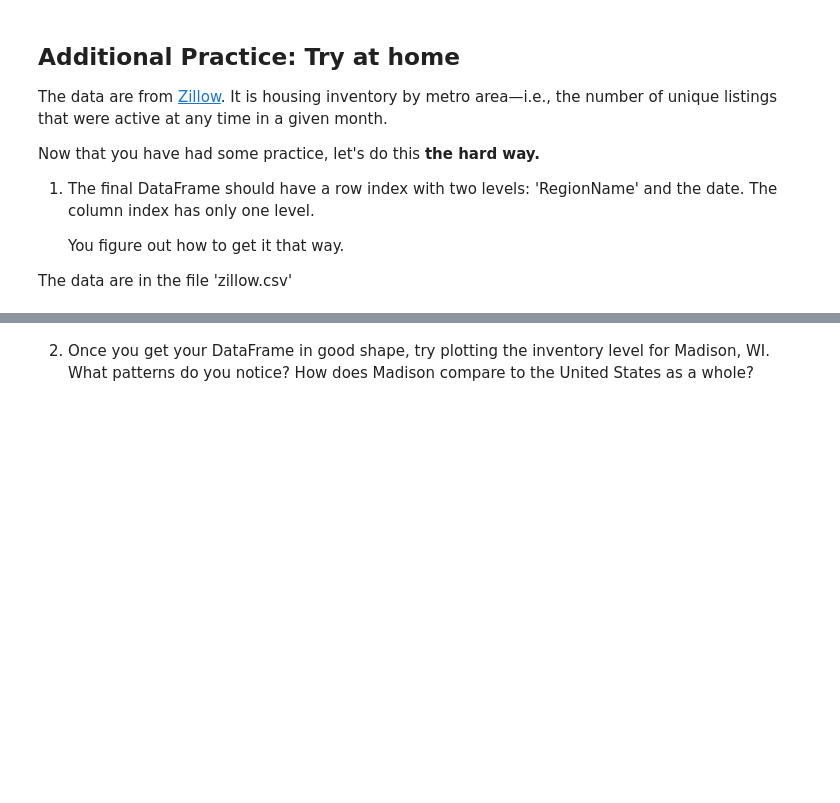
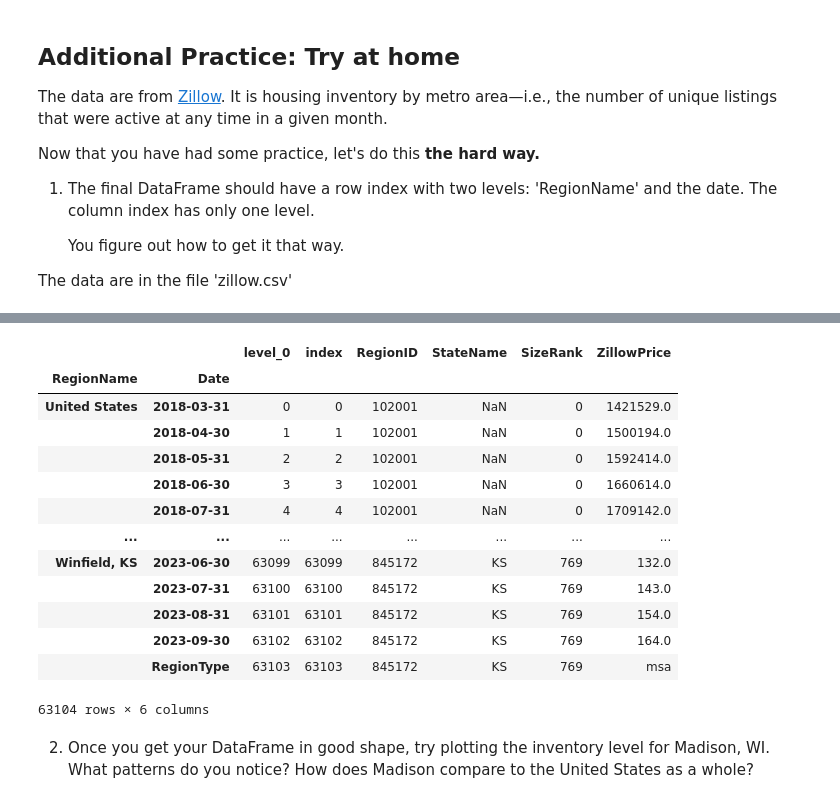
Before and after one commit to messymoose/ECON570, a Jupyter notebook: Lectures/9_22_reshape.ipynb, the cells around one changed output, grey strips where cells are left out. Drawn from its saved outputs; the diff is of its cells as text; code cells hidden in the pictures; blank space fills up the shorter version.

```diff
--- a/Lectures/9_22_reshape.ipynb
+++ b/Lectures/9_22_reshape.ipynb
@@ -482,2 +520,20 @@ The data are in the file 'zillow.csv'
+# %%
+zillow_uniq.set_index(['RegionName', 'Date'], inplace=True)
+zillow_uniq
+# %% [output]
+|  |  | level_0 | index | RegionID | StateName | SizeRank | ZillowPrice |
+| RegionName | Date |  |  |  |  |  |  |
+| United States | 2018-03-31 | 0 | 0 | 102001 | NaN | 0 | 1421529.0 |
+|  | 2018-04-30 | 1 | 1 | 102001 | NaN | 0 | 1500194.0 |
+|  | 2018-05-31 | 2 | 2 | 102001 | NaN | 0 | 1592414.0 |
+|  | 2018-06-30 | 3 | 3 | 102001 | NaN | 0 | 1660614.0 |
+|  | 2018-07-31 | 4 | 4 | 102001 | NaN | 0 | 1709142.0 |
+| ... | ... | ... | ... | ... | ... | ... | ... |
+| Winfield, KS | 2023-06-30 | 63099 | 63099 | 845172 | KS | 769 | 132.0 |
+|  | 2023-07-31 | 63100 | 63100 | 845172 | KS | 769 | 143.0 |
+|  | 2023-08-31 | 63101 | 63101 | 845172 | KS | 769 | 154.0 |
+|  | 2023-09-30 | 63102 | 63102 | 845172 | KS | 769 | 164.0 |
+|  | RegionType | 63103 | 63103 | 845172 | KS | 769 | msa |
+63104 rows × 6 columns
 # %% [markdown]
 2. Once you get your DataFrame in good shape, try plotting the inventory level for Madison, WI. What patterns do you notice? How does Madison compare to the United States as a whole?
```
Also changed, not shown: parts of 4 cells of this notebook, 3 other files.
